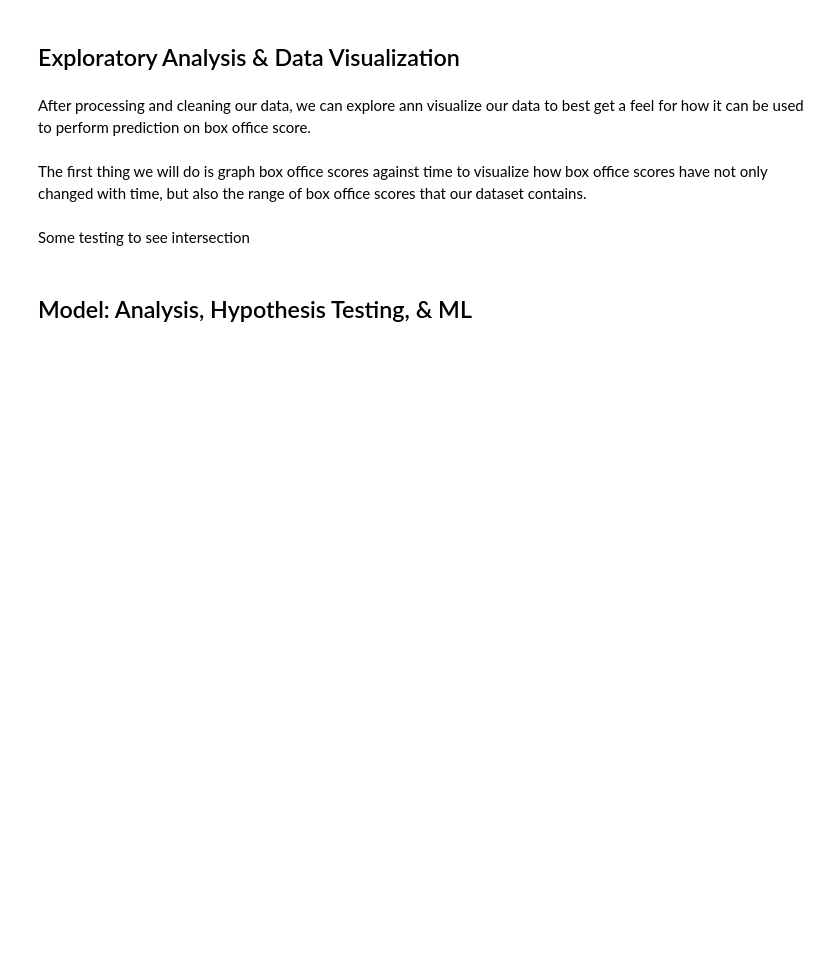
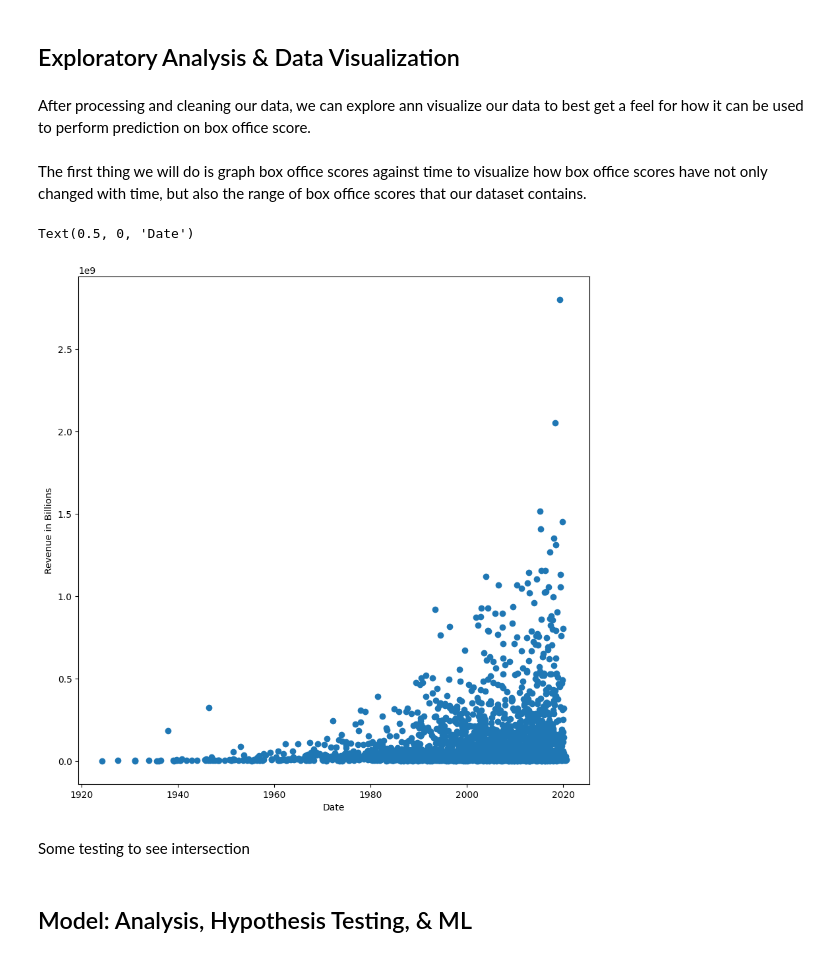
Before and after one commit to cmsc320-gautham-evan-arjun/cmsc320-old, a Jupyter notebook: finaltutorial.ipynb, the cells around one changed output. Drawn from its saved outputs; the diff is of its cells as text; code cells hidden in the pictures; blank space fills up the shorter version.

```diff
--- a/finaltutorial.ipynb
+++ b/finaltutorial.ipynb
@@ -370,6 +239,14 @@ movie_df
 After processing and cleaning our data, we can explore ann visualize our data to best get a feel for how it can be used to perform prediction on box office score.
 # %% [markdown]
 The first thing we will do is graph box office scores against time to visualize how box office scores have not only changed with time, but also the range of box office scores that our dataset contains.
+# %%
+plt.figure(figsize=(10,10))
+plt.scatter(movie_df['release_date'],movie_df['revenue'])
+plt.ylabel("Revenue in Billions")
+plt.xlabel("Date")
+# %% [output]
+Text(0.5, 0, 'Date')
+[figure, added]
 # %% [markdown]
 Some testing to see intersection
 # %%
```
Also changed, not shown: parts of 27 cells of this notebook, 1 other file.
